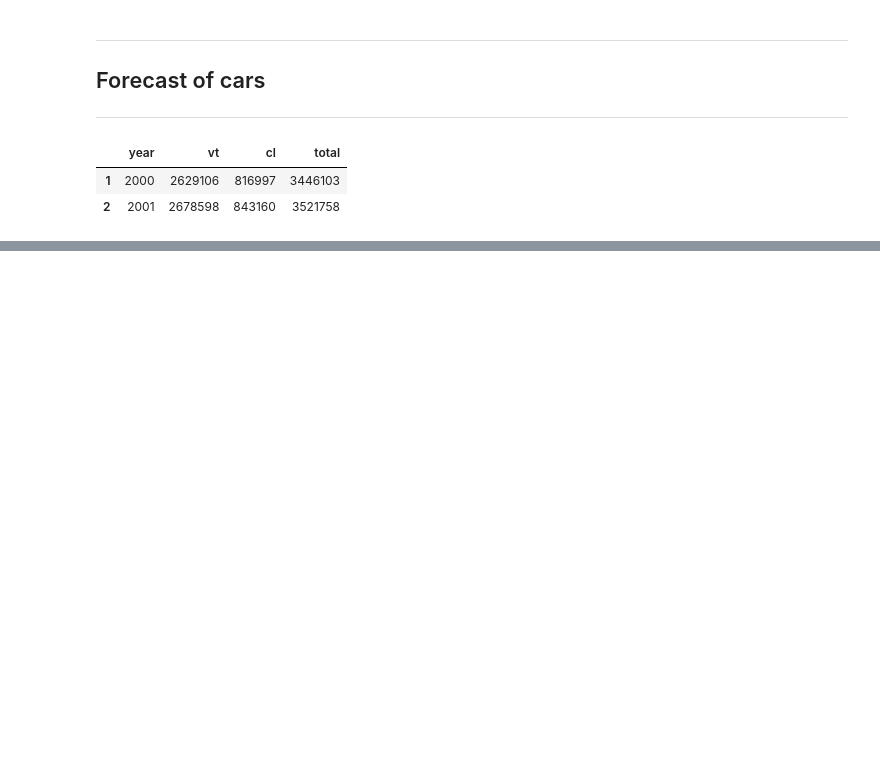
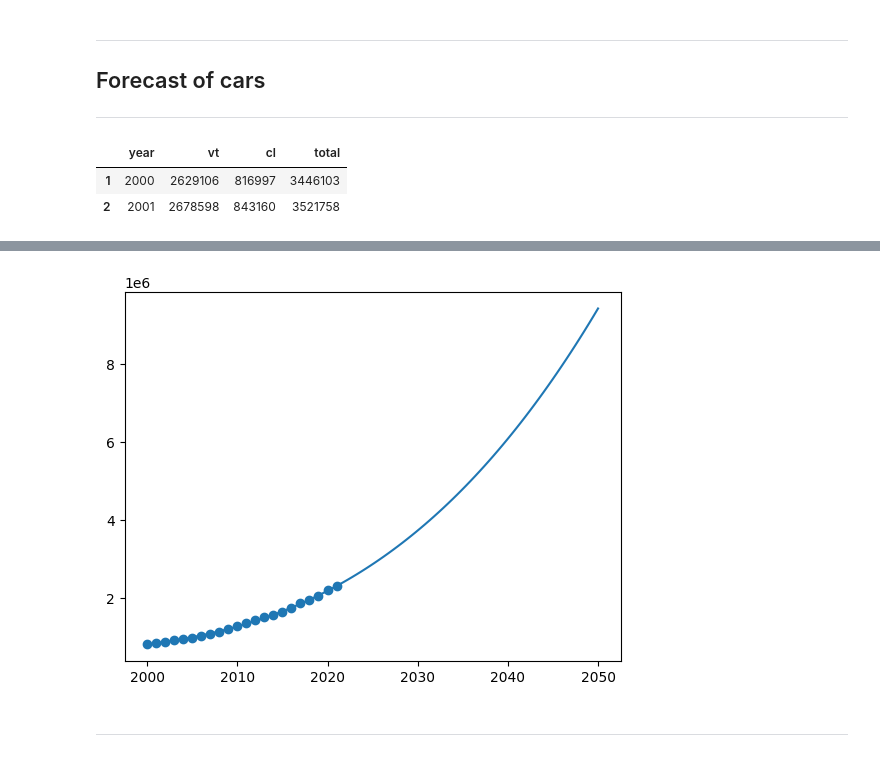
Before and after one commit to caseguin/car_stock_forecast, a Jupyter notebook: models.ipynb, the cells around one changed output, grey strips where cells are left out. Cells and saved outputs as stored; diff of their text form; code cells hidden in the pictures; blank space fills up the shorter version.

```diff
--- a/models.ipynb
+++ b/models.ipynb
@@ -540,0 +160,15 @@ cars_ld
+# %%
+# Relation polynomiale : camion légers
+X = cars_ld['year'].values.astype(float)
+y = cars_ld['cl'].values.astype(float)
+
+ploy_model = numpy.poly1d(numpy.polyfit(X, y, 3))
+
+myline = numpy.linspace(2000, 2050, 100)
+plt.scatter(X, y)
+plt.plot(myline, ploy_model(myline))
+plt.show()
+# %% [output]
+[figure, added]
+# %% [markdown]
+***
```
Also changed, not shown: parts of 20 cells of this notebook.
